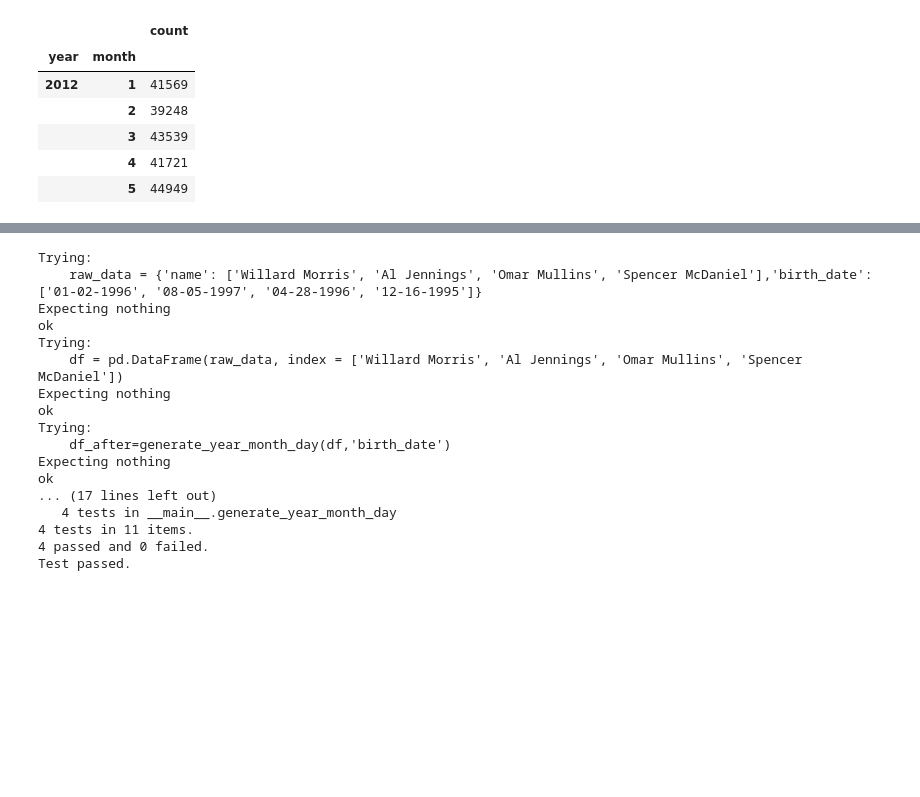
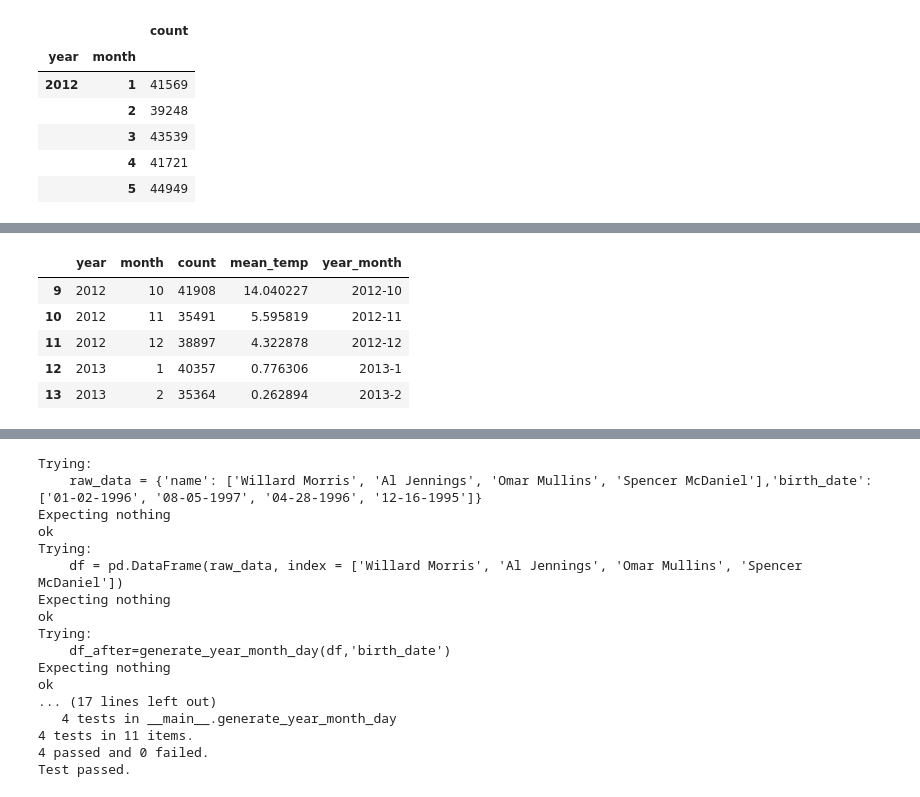
Before and after one commit to AprilW048/Final_Project, a Jupyter notebook: Weatherindex_and_Crime.ipynb, the cells around one changed output, grey strips where cells are left out. Drawn from its saved outputs; the diff is of its cells as text; code cells hidden in the pictures; blank space fills up the shorter version.

```diff
--- a/Weatherindex_and_Crime.ipynb
+++ b/Weatherindex_and_Crime.ipynb
@@ -847,0 +864,10 @@ NY_monthly_avg_temp.head()
+# %%
+NY_crime_weather_monthly['year_month']=NY_crime_weather_monthly['year'].astype(str)+'-'+NY_crime_weather_monthly['month'].astype(str)
+NY_crime_weather_monthly.head()
+# %% [output]
+|  | year | month | count | mean_temp | year_month |
+| 9 | 2012 | 10 | 41908 | 14.040227 | 2012-10 |
+| 10 | 2012 | 11 | 35491 | 5.595819 | 2012-11 |
+| 11 | 2012 | 12 | 38897 | 4.322878 | 2012-12 |
+| 12 | 2013 | 1 | 40357 | 0.776306 | 2013-1 |
+| 13 | 2013 | 2 | 35364 | 0.262894 | 2013-2 |
```
Also changed, not shown: parts of 6 cells of this notebook.
